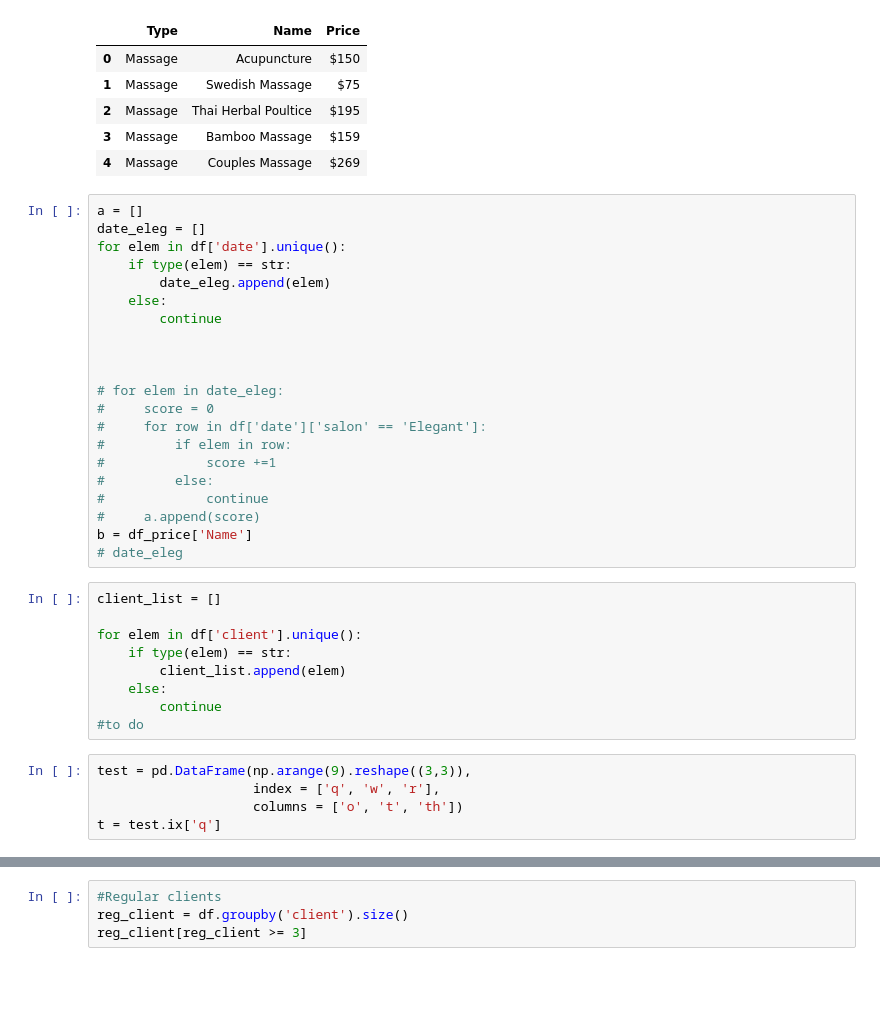
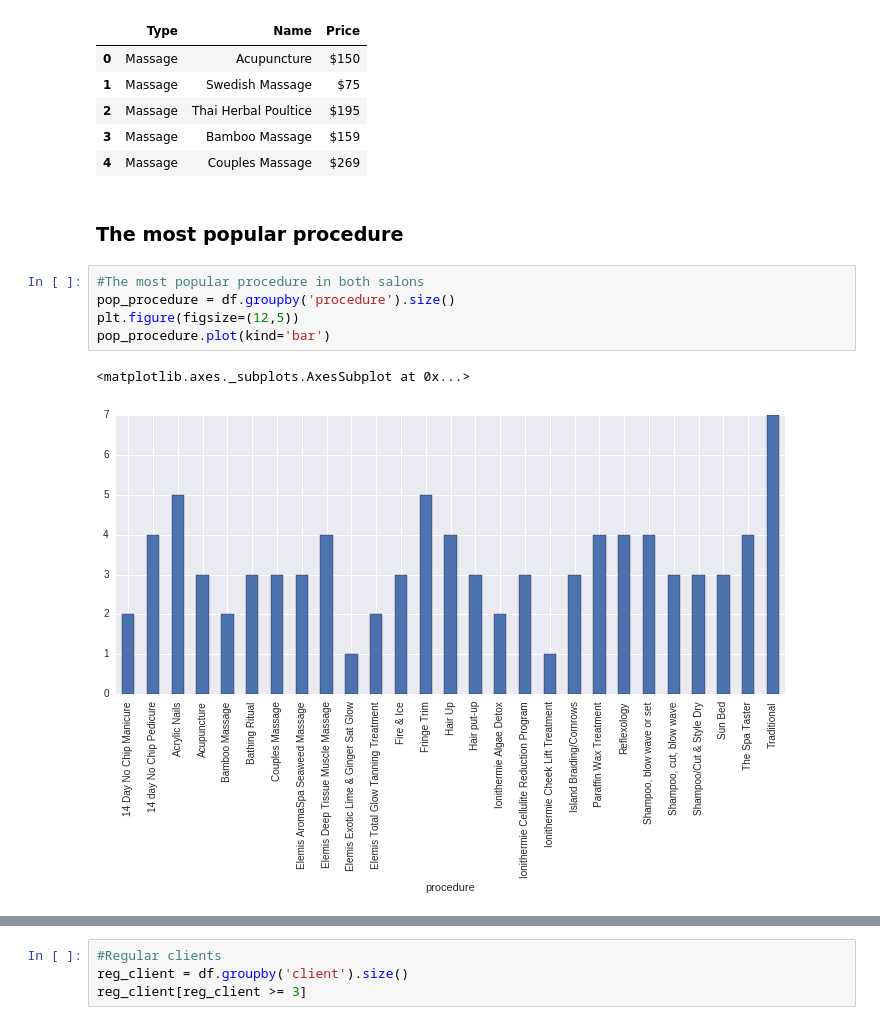
Before and after one commit to iapkarian/cosmetic_dataset, a Jupyter notebook: salon_analysis.ipynb, the cells around one changed output, grey strips where cells are left out. Cells and saved outputs as stored; diff of their text form; blank space fills up the shorter version.

```diff
--- a/salon_analysis.ipynb
+++ b/salon_analysis.ipynb
@@ -36,38 +36,13 @@ df_price.head(5)
 | 2 | Massage | Thai Herbal Poultice | $195 |
 | 3 | Massage | Bamboo Massage | $159 |
 | 4 | Massage | Couples Massage | $269 |
-# %%
-a = []
-date_eleg = []
-for elem in df['date'].unique():
-    if type(elem) == str:
-        date_eleg.append(elem)
-    else:
-        continue
-
-
-
-# for elem in date_eleg:
-#     score = 0
-#     for row in df['date']['salon' == 'Elegant']:
-#         if elem in row:
-#             score +=1
-#         else:
-#             continue
-#     a.append(score)
-b = df_price['Name']
-# date_eleg
-# %%
-client_list = []
-
-for elem in df['client'].unique():
-    if type(elem) == str:
-        client_list.append(elem)
-    else:
-        continue
-#to do
-# %%
-test = pd.DataFrame(np.arange(9).reshape((3,3)),
-                    index = ['q', 'w', 'r'],
-                    columns = ['o', 't', 'th'])
-t = test.ix['q']
+# %% [markdown]
+### The most popular procedure
+# %%
+#The most popular procedure in both salons
+pop_procedure = df.groupby('procedure').size()
+plt.figure(figsize=(12,5))
+pop_procedure.plot(kind='bar')
+# %% [output]
+<matplotlib.axes._subplots.AxesSubplot at 0x...>
+[figure, added]
```
Also changed, not shown: parts of 8 cells of this notebook.
